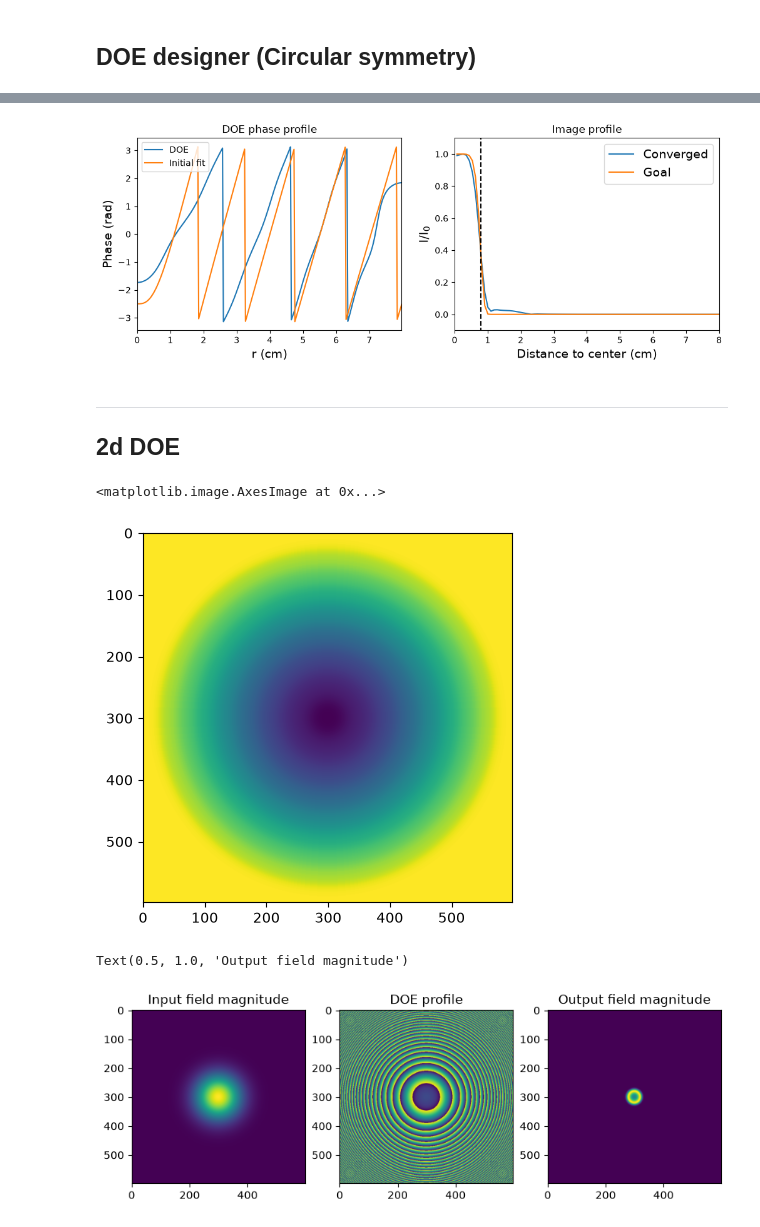
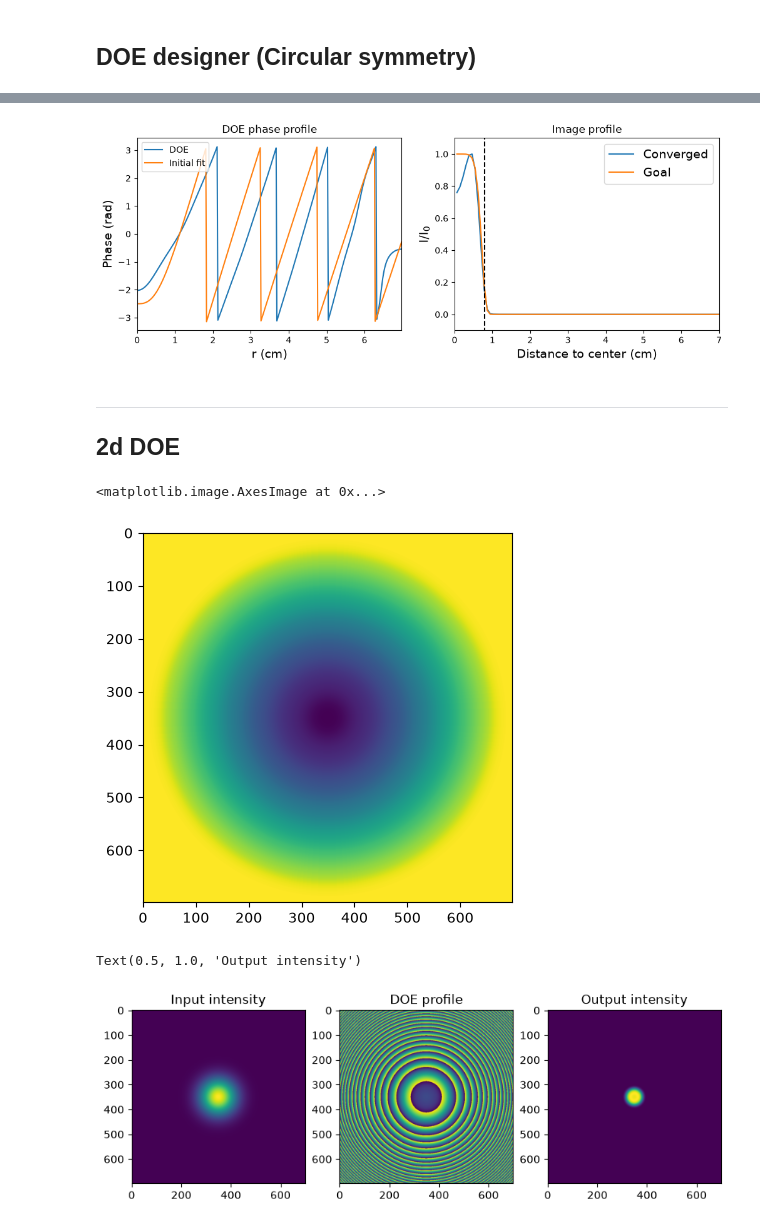
Before and after one commit to mlimonv12/MPTH-project, a Jupyter notebook: circular_symmetry.ipynb, the cells around one changed output, grey strips where cells are left out. Saved outputs shown, nothing was run; the diff lists cells and outputs as text; code cells hidden in the pictures.

```diff
--- a/circular_symmetry.ipynb
+++ b/circular_symmetry.ipynb
@@ -191,8 +191,8 @@ class GS_DOE:
         normImage = np.abs(U_image) / max(np.abs(U_image))
         goalImage = np.abs(self.goalProfile) / max(np.abs(self.goalProfile))
 
-        axs[1].plot(self.rho*1e2, normImage, label = "Converged")
-        axs[1].plot(self.rho*1e2, self.goalProfile, label = "Goal")
+        axs[1].plot(self.rho*1e2, normImage**2, label = "Converged")
+        axs[1].plot(self.rho*1e2, self.goalProfile**2, label = "Goal")
         axs[1].legend(fontsize = 14)
         axs[1].set_title("Image profile")
         axs[1].set_xlabel("Distance to center (cm)", fontsize = 14)
@@ -207,17 +207,16 @@ class GS_DOE:
 # %% [markdown]
 ## DOE designer (Circular symmetry)
 # %%
-f = 300e9 # Hz
+f = 400e9 # Hz
 
 params = {
     "fl": 15e-2, # cm
     "wl": 3e8/f,
-    "rmax": 8e-2, # cm
-    "N": 300,
+    "rmax": 7e-2, # cm
+    "N": 350,
     "w0": 0.02, # cm
     "wgoal": 0.008 # cm
 }
-
 
 DOE_maker = GS_DOE(params)
 DOE_maker.makeProfiles(p = 4)
@@ -230,7 +229,7 @@ Error =  0.010173413702490012
 # %%
 DOE_maker.showResults(wrapped = True)
 # %% [output]
-[figure, old version]
+[figure, new version]
 # %% [markdown]
 ---
 
@@ -256,7 +255,7 @@ prova1 = radial_to_2d(np.unwrap(np.angle(DOE_maker.getDOE())))
 plt.imshow(prova1)
 # %% [output]
 <matplotlib.image.AxesImage at 0x...>
-[figure, old version]
+[figure, new version]
 # %%
 import torchoptics
 from torchoptics.profiles import gaussian, square, circle
@@ -267,13 +266,13 @@ device = "cuda" if torch.cuda.is_available() else "cpu"
 dx = params['rmax'] / params['N']
 torchoptics.set_default_spacing(dx)
 torchoptics.set_default_wavelength(params['wl'])
-shape = 599
+shape = 2 * params['N'] - 1
 
 # 1st version: one focus frequency
 ph_lens = genLensPhase(params['N'], params['wl'], params['fl'], dx)
 DOE_2D = torch.from_numpy(prova1) + ph_lens
 
-waist_radius = np.sqrt(2) * params['w0']
+waist_radius = params['w0']
 source_profile = gaussian(shape, waist_radius=waist_radius).to(device)
 
 input_field = Field(source_profile, z=0).to(device)
@@ -286,13 +285,13 @@ output_field = system.measure_at_z(input_field, params['fl'])
 # %%
 fig, ax = plt.subplots(1,3,figsize = (10,3))
 ax[0].imshow(input_field.intensity().detach().numpy())
-ax[0].set_title("Input field magnitude")
+ax[0].set_title("Input intensity")
 
 ax[1].imshow(wrap(DOE_2D))
 ax[1].set_title("DOE profile")
 
 ax[2].imshow(output_field.intensity().detach().numpy())
-ax[2].set_title("Output field magnitude")
+ax[2].set_title("Output intensity")
 # %% [output]
-Text(0.5, 1.0, 'Output field magnitude')
+Text(0.5, 1.0, 'Output intensity')
-[figure, old version]
+[figure, new version]
```
Also changed, not shown: parts of 2 cells of this notebook.
